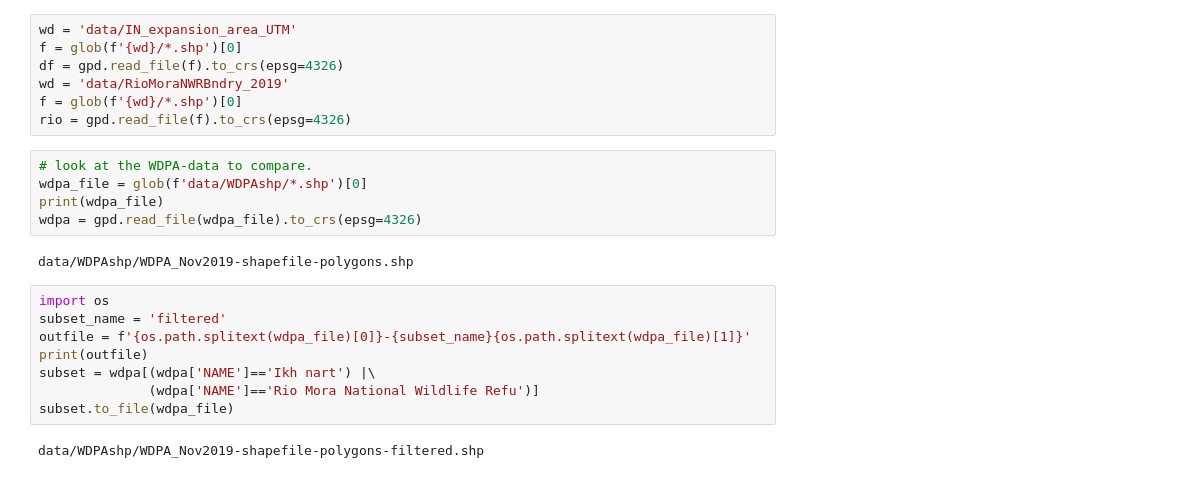
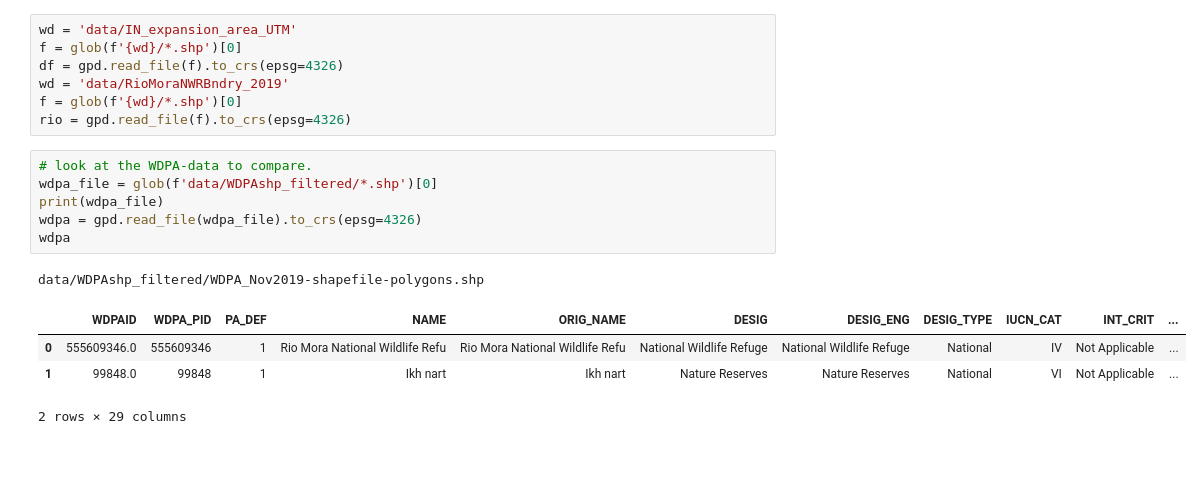
Before and after one commit to csp-inc/ikhnart, a Jupyter notebook: Mapping.ipynb, the cells around one changed output. Drawn from its saved outputs; the diff is of its cells as text.

```diff
--- a/Mapping.ipynb
+++ b/Mapping.ipynb
@@ -17,18 +17,13 @@ f = glob(f'{wd}/*.shp')[0]
 rio = gpd.read_file(f).to_crs(epsg=4326)
 # %%
 # look at the WDPA-data to compare.
-wdpa_file = glob(f'data/WDPAshp/*.shp')[0]
+wdpa_file = glob(f'data/WDPAshp_filtered/*.shp')[0]
 print(wdpa_file)
 wdpa = gpd.read_file(wdpa_file).to_crs(epsg=4326)
+wdpa
 # %% [output]
-data/WDPAshp/WDPA_Nov2019-shapefile-polygons.shp
+data/WDPAshp_filtered/WDPA_Nov2019-shapefile-polygons.shp
+|  | WDPAID | WDPA_PID | PA_DEF | NAME | ORIG_NAME | DESIG | DESIG_ENG | DESIG_TYPE | IUCN_CAT | INT_CRIT | ... |
+| 0 | 555609346.0 | 555609346 | 1 | Rio Mora National Wildlife Refu | Rio Mora National Wildlife Refu | National Wildlife Refuge | National Wildlife Refuge | National | IV | Not Applicable | ... |
+| 1 | 99848.0 | 99848 | 1 | Ikh nart | Ikh nart | Nature Reserves | Nature Reserves | National | VI | Not Applicable | ... |
+2 rows × 29 columns
-# %%
-import os
-subset_name = 'filtered'
-outfile = f'{os.path.splitext(wdpa_file)[0]}-{subset_name}{os.path.splitext(wdpa_file)[1]}'
-print(outfile)
-subset = wdpa[(wdpa['NAME']=='Ikh nart') |\
-              (wdpa['NAME']=='Rio Mora National Wildlife Refu')]
-subset.to_file(wdpa_file)
-# %% [output]
-data/WDPAshp/WDPA_Nov2019-shapefile-polygons-filtered.shp
```
Also changed, not shown: parts of 11 cells of this notebook, 2 other files.
